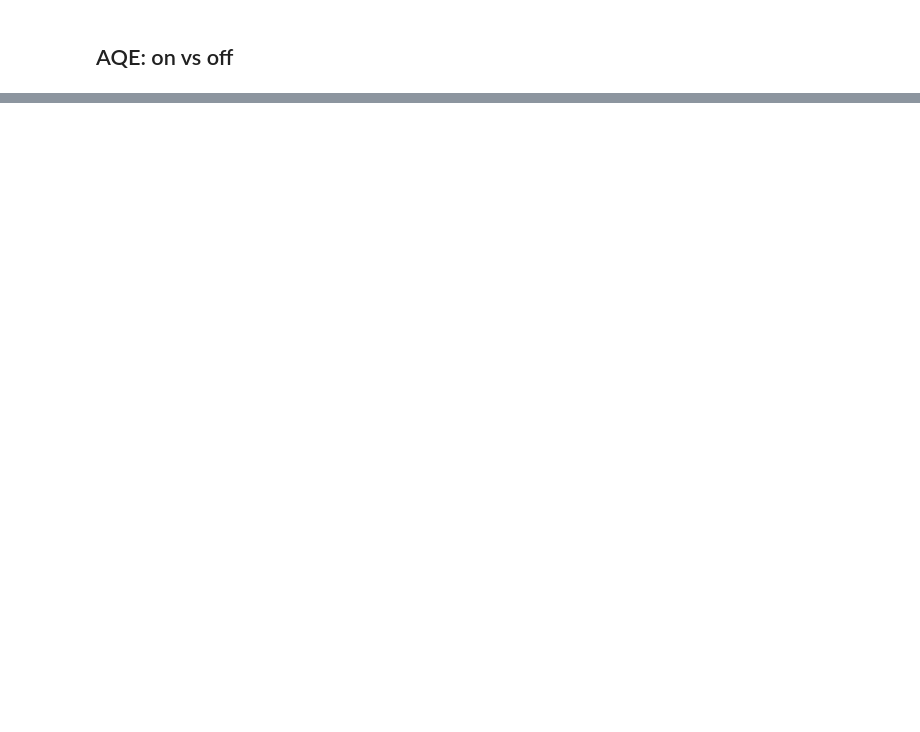
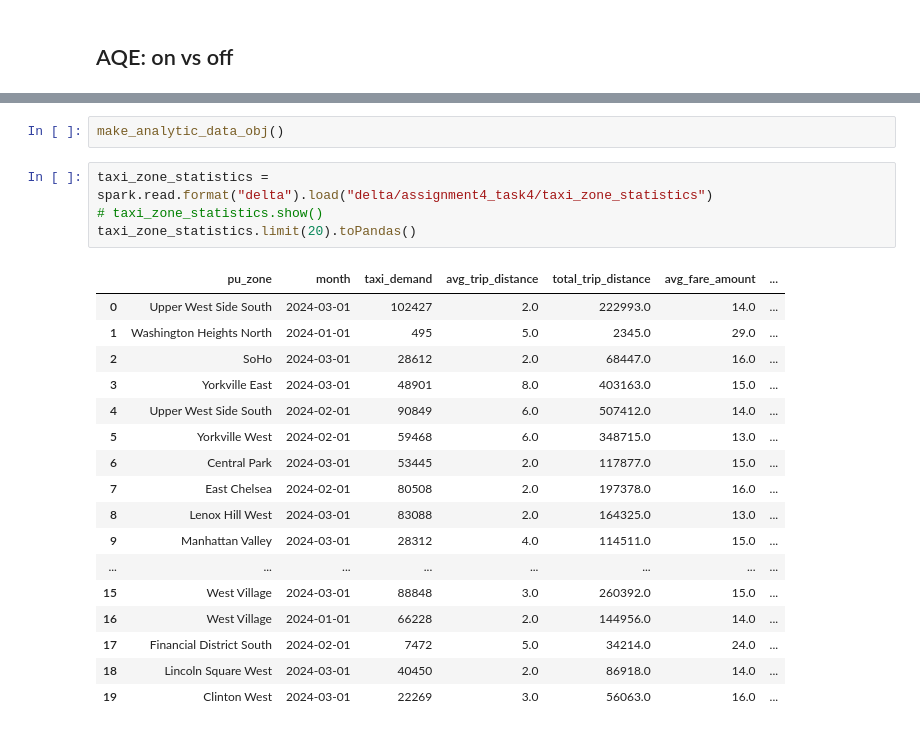
Before and after one commit to Mohammadasfour0743/ID2221_Lab, a Jupyter notebook: Week2.ipynb, the cells around one changed output, grey strips where cells are left out. Drawn from its saved outputs; the diff is of its cells as text; blank space fills up the shorter version.

```diff
--- a/Week2.ipynb
+++ b/Week2.ipynb
@@ -539,0 +695,24 @@ Input [4]: [day_of_week#14046, hour#14043, count#14054L, rank#14059]
+# %%
+make_analytic_data_obj()
+# %%
+taxi_zone_statistics = spark.read.format("delta").load("delta/assignment4_task4/taxi_zone_statistics")
+# taxi_zone_statistics.show()
+taxi_zone_statistics.limit(20).toPandas()
+# %% [output]
+|  | pu_zone | month | taxi_demand | avg_trip_distance | total_trip_distance | avg_fare_amount | ... |
+| 0 | Upper West Side South | 2024-03-01 | 102427 | 2.0 | 222993.0 | 14.0 | ... |
+| 1 | Washington Heights North | 2024-01-01 | 495 | 5.0 | 2345.0 | 29.0 | ... |
+| 2 | SoHo | 2024-03-01 | 28612 | 2.0 | 68447.0 | 16.0 | ... |
+| 3 | Yorkville East | 2024-03-01 | 48901 | 8.0 | 403163.0 | 15.0 | ... |
+| 4 | Upper West Side South | 2024-02-01 | 90849 | 6.0 | 507412.0 | 14.0 | ... |
+| 5 | Yorkville West | 2024-02-01 | 59468 | 6.0 | 348715.0 | 13.0 | ... |
+| 6 | Central Park | 2024-03-01 | 53445 | 2.0 | 117877.0 | 15.0 | ... |
+| 7 | East Chelsea | 2024-02-01 | 80508 | 2.0 | 197378.0 | 16.0 | ... |
+| 8 | Lenox Hill West | 2024-03-01 | 83088 | 2.0 | 164325.0 | 13.0 | ... |
+| 9 | Manhattan Valley | 2024-03-01 | 28312 | 4.0 | 114511.0 | 15.0 | ... |
+| ... | ... | ... | ... | ... | ... | ... | ... |
+| 15 | West Village | 2024-03-01 | 88848 | 3.0 | 260392.0 | 15.0 | ... |
+| 16 | West Village | 2024-01-01 | 66228 | 2.0 | 144956.0 | 14.0 | ... |
+| 17 | Financial District South | 2024-02-01 | 7472 | 5.0 | 34214.0 | 24.0 | ... |
+| 18 | Lincoln Square West | 2024-03-01 | 40450 | 2.0 | 86918.0 | 14.0 | ... |
+| 19 | Clinton West | 2024-03-01 | 22269 | 3.0 | 56063.0 | 16.0 | ... |
```
Also changed, not shown: parts of 25 cells of this notebook, 2 other files.
